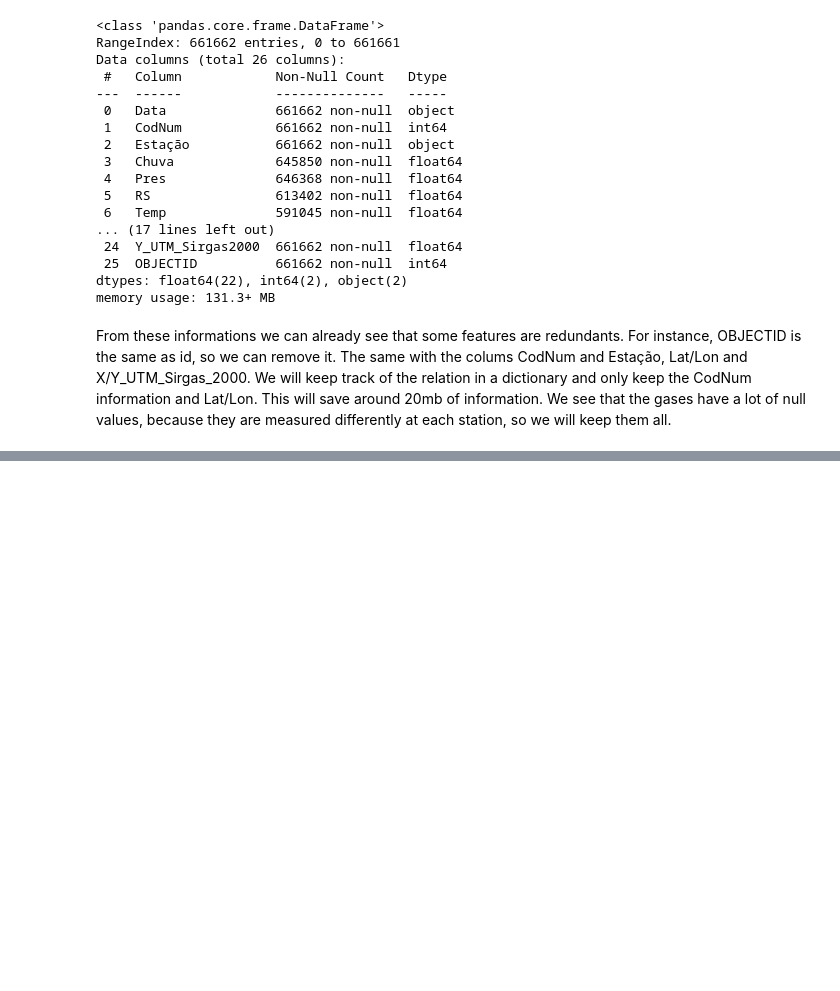
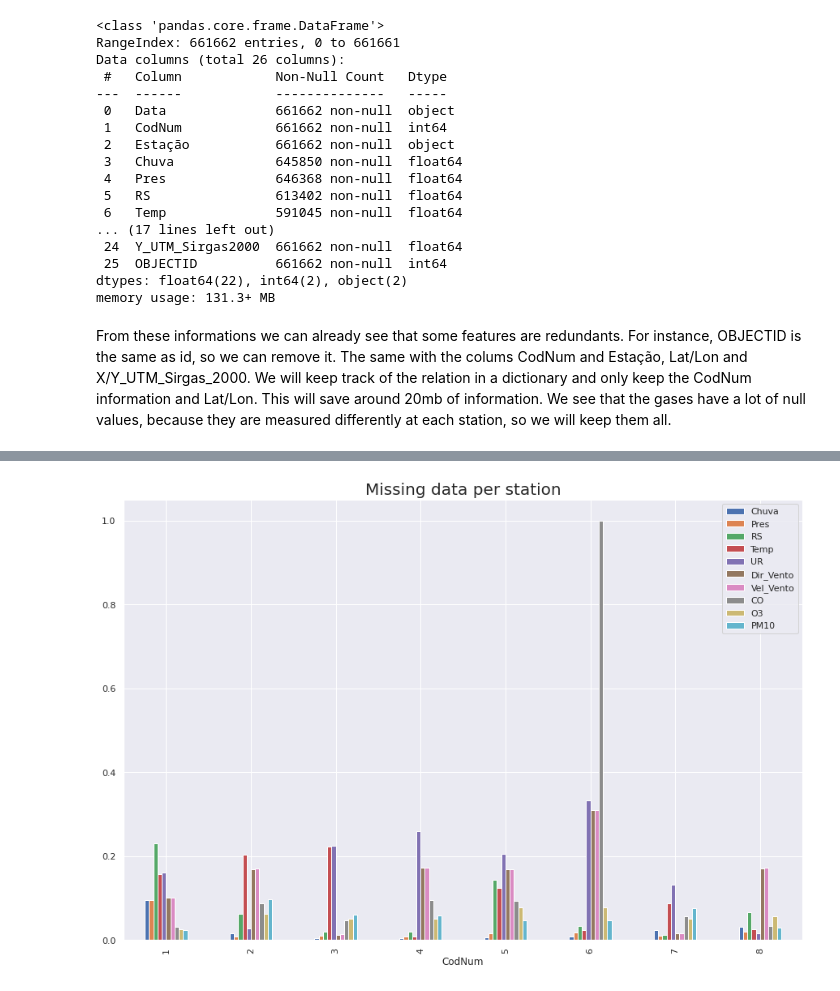
Before and after one commit to lucasmoschen/machine-learning-project, a Jupyter notebook: notebooks/eda.ipynb, the cells around one changed output, grey strips where cells are left out. Saved outputs shown, nothing was run; the diff lists cells and outputs as text; code cells hidden in the pictures; blank space fills up the shorter version.

```diff
--- a/notebooks/eda.ipynb
+++ b/notebooks/eda.ipynb
@@ -229,0 +177,6 @@ plt.show()
+# %%
+miss_per_code.plot.bar(figsize = (15,10))
+plt.title('Missing data per station', fontsize = 20)
+plt.show()
+# %% [output]
+[figure, added]
```
Also changed, not shown: parts of 31 cells of this notebook, 2 other files.
